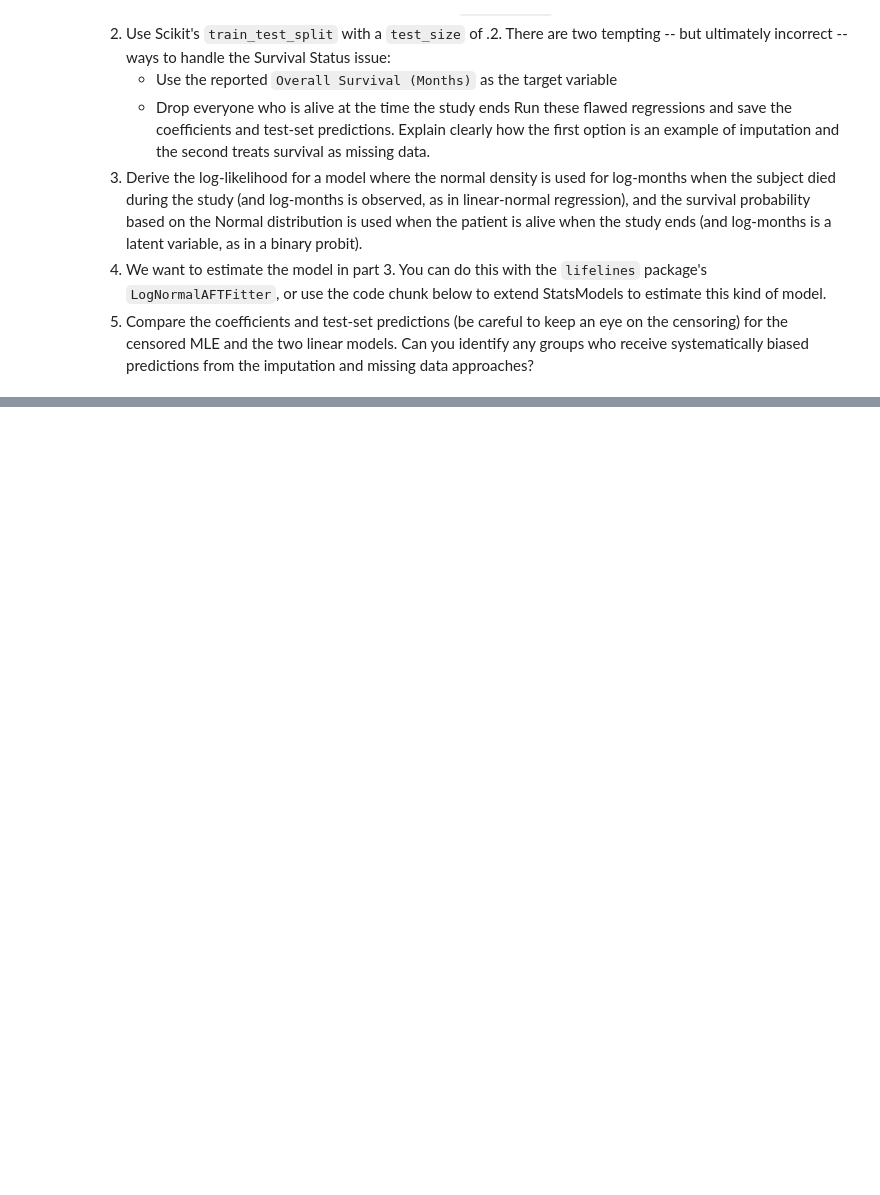
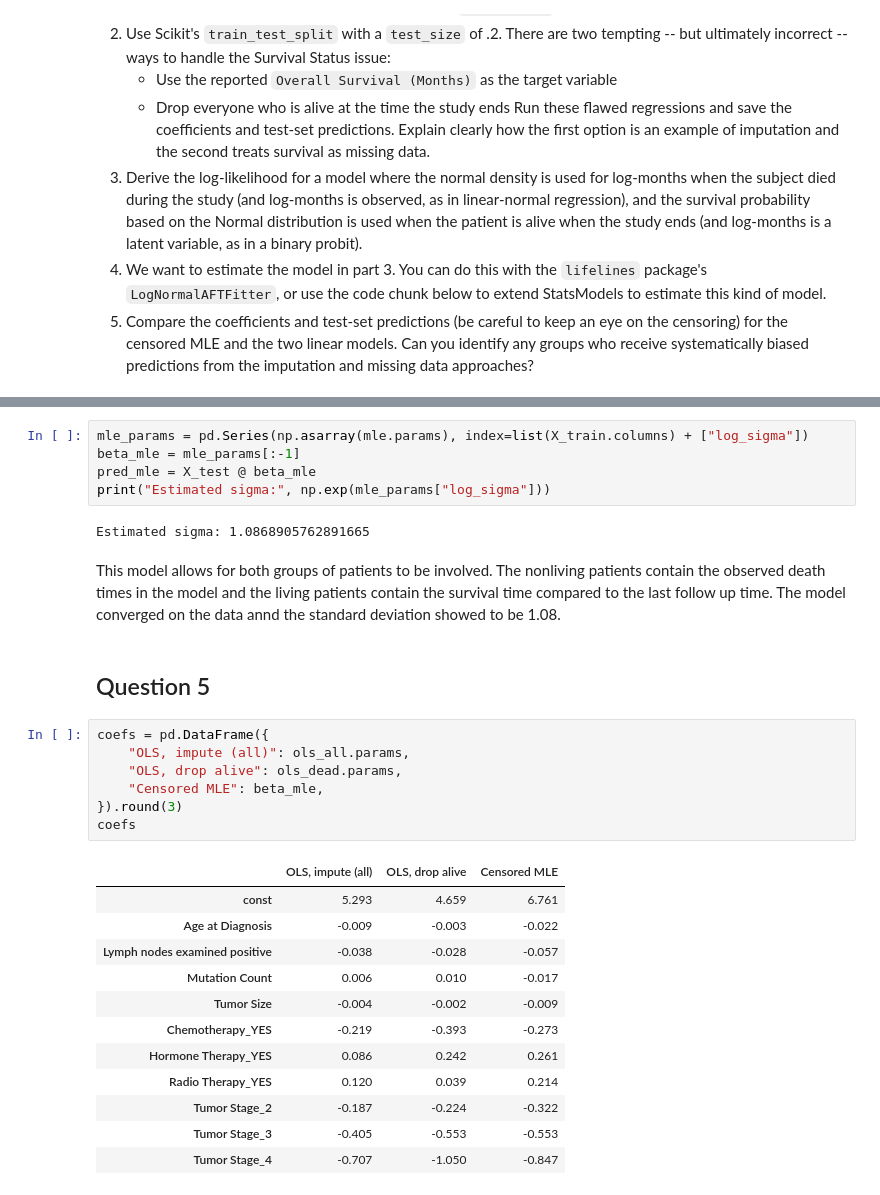
Before and after one commit to rayyan-siddiqui14/UU_F26_templates, a Jupyter notebook: Week12/Lab10_survival_lab.ipynb, the cells around one changed output, grey strips where cells are left out. Cells and saved outputs as stored; diff of their text form; blank space fills up the shorter version.

```diff
--- a/Week12/Lab10_survival_lab.ipynb
+++ b/Week12/Lab10_survival_lab.ipynb
@@ -60,0 +209,31 @@ NameError: name 'GenericLikelihoodModel' is not defined
+# %%
+mle_params = pd.Series(np.asarray(mle.params), index=list(X_train.columns) + ["log_sigma"])
+beta_mle = mle_params[:-1]
+pred_mle = X_test @ beta_mle
+print("Estimated sigma:", np.exp(mle_params["log_sigma"]))
+# %% [output]
+Estimated sigma: 1.0868905762891665
+# %% [markdown]
+This model allows for both groups of patients to be involved. The nonliving patients contain the observed death times in the model and the living patients contain the survival time compared to the last follow up time. The model converged on the data annd the standard deviation showed to be 1.08.
+# %% [markdown]
+## Question 5
+# %%
+coefs = pd.DataFrame({
+    "OLS, impute (all)": ols_all.params,
+    "OLS, drop alive": ols_dead.params,
+    "Censored MLE": beta_mle,
+}).round(3)
+coefs
+# %% [output]
+|  | OLS, impute (all) | OLS, drop alive | Censored MLE |
+| const | 5.293 | 4.659 | 6.761 |
+| Age at Diagnosis | -0.009 | -0.003 | -0.022 |
+| Lymph nodes examined positive | -0.038 | -0.028 | -0.057 |
+| Mutation Count | 0.006 | 0.010 | -0.017 |
+| Tumor Size | -0.004 | -0.002 | -0.009 |
+| Chemotherapy_YES | -0.219 | -0.393 | -0.273 |
+| Hormone Therapy_YES | 0.086 | 0.242 | 0.261 |
+| Radio Therapy_YES | 0.120 | 0.039 | 0.214 |
+| Tumor Stage_2 | -0.187 | -0.224 | -0.322 |
+| Tumor Stage_3 | -0.405 | -0.553 | -0.553 |
+| Tumor Stage_4 | -0.707 | -1.050 | -0.847 |
```
Also changed, not shown: parts of 19 cells of this notebook.
